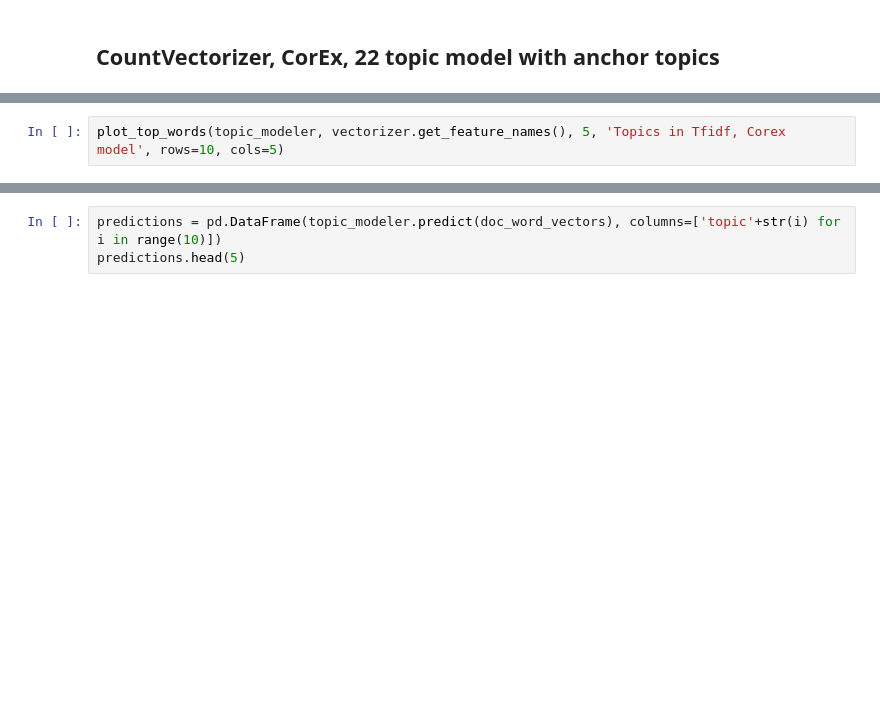
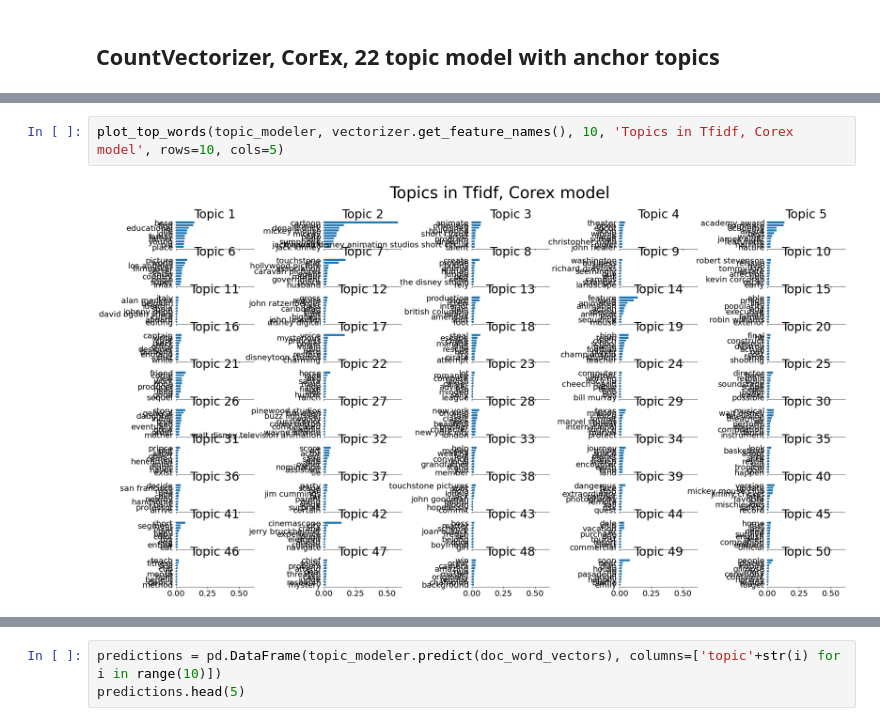
Before and after one commit to hmlewis-astro/disney_movie_nlp, a Jupyter notebook: preprocess_d23.ipynb, the cells around one changed output, grey strips where cells are left out. Saved outputs shown, nothing was run; the diff lists cells and outputs as text; blank space fills up the shorter version.

```diff
--- a/preprocess_d23.ipynb
+++ b/preprocess_d23.ipynb
@@ -418,5 +418,7 @@ try, run, fall, chase, away, home, steal, stay, cat, owner
 # %%
-plot_top_words(topic_modeler, vectorizer.get_feature_names(), 5, 'Topics in Tfidf, Corex model', rows=10, cols=5)
+plot_top_words(topic_modeler, vectorizer.get_feature_names(), 10, 'Topics in Tfidf, Corex model', rows=10, cols=5)
+# %% [output]
+[figure, added]
 # %%
 plt.figure(figsize=(10,5))
 plt.bar(range(topic_modeler.tcs.shape[0]), topic_modeler.tcs, color='#4e79a7', width=0.5)
```
Also changed, not shown: parts of 2 cells of this notebook, 1 other file.
